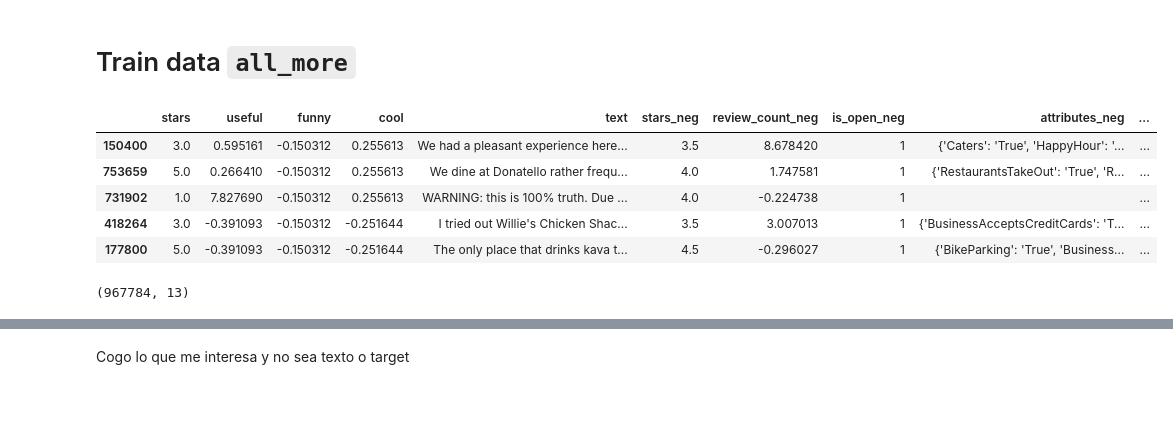
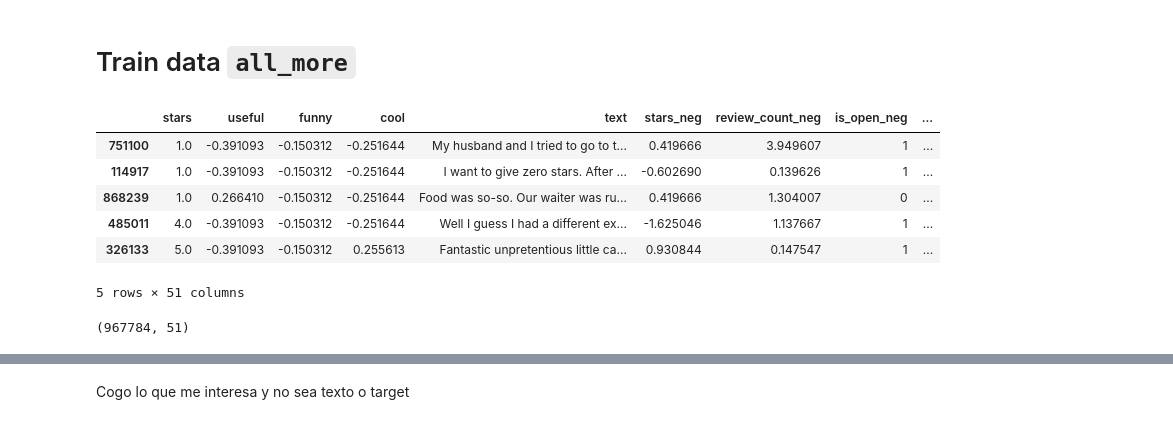
Before and after one commit to agmota11/RECSYS, a Jupyter notebook: Practica 2/src/Experimento_All_data_More.ipynb, the cells around one changed output, grey strips where cells are left out. Drawn from its saved outputs; the diff is of its cells as text; code cells hidden in the pictures.

```diff
--- a/Practica 2/src/Experimento_All_data_More.ipynb
+++ b/Practica 2/src/Experimento_All_data_More.ipynb
@@ -37,19 +37,20 @@ from sklearn.metrics import mean_absolute_error
 # %% [markdown]
 # Train data `all_more`
 # %%
-df_train = pd.read_csv("../data/train_reviews_merged_all_more.csv")
+df_train = pd.read_csv("../data/train_reviews_merged_all_more_prueba.csv")
 df_train.sample(5)
 # %% [output]
-|  | stars | useful | funny | cool | text | stars_neg | review_count_neg | is_open_neg | attributes_neg | ... |
-| 150400 | 3.0 | 0.595161 | -0.150312 | 0.255613 | We had a pleasant experience here... | 3.5 | 8.678420 | 1 | {'Caters': 'True', 'HappyHour': '... | ... |
-| 753659 | 5.0 | 0.266410 | -0.150312 | 0.255613 | We dine at Donatello rather frequ... | 4.0 | 1.747581 | 1 | {'RestaurantsTakeOut': 'True', 'R... | ... |
-| 731902 | 1.0 | 7.827690 | -0.150312 | 0.255613 | WARNING: this is 100% truth. Due ... | 4.0 | -0.224738 | 1 |  | ... |
-| 418264 | 3.0 | -0.391093 | -0.150312 | -0.251644 | I tried out Willie's Chicken Shac... | 3.5 | 3.007013 | 1 | {'BusinessAcceptsCreditCards': 'T... | ... |
-| 177800 | 5.0 | -0.391093 | -0.150312 | -0.251644 | The only place that drinks kava t... | 4.5 | -0.296027 | 1 | {'BikeParking': 'True', 'Business... | ... |
+|  | stars | useful | funny | cool | text | stars_neg | review_count_neg | is_open_neg | ... |
+| 751100 | 1.0 | -0.391093 | -0.150312 | -0.251644 | My husband and I tried to go to t... | 0.419666 | 3.949607 | 1 | ... |
+| 114917 | 1.0 | -0.391093 | -0.150312 | -0.251644 | I want to give zero stars. After ... | -0.602690 | 0.139626 | 1 | ... |
+| 868239 | 1.0 | 0.266410 | -0.150312 | -0.251644 | Food was so-so. Our waiter was ru... | 0.419666 | 1.304007 | 0 | ... |
+| 485011 | 4.0 | -0.391093 | -0.150312 | -0.251644 | Well I guess I had a different ex... | -1.625046 | 1.137667 | 1 | ... |
+| 326133 | 5.0 | -0.391093 | -0.150312 | 0.255613 | Fantastic unpretentious little ca... | 0.930844 | 0.147547 | 1 | ... |
+5 rows × 51 columns
 # %%
 df_train.shape
 # %% [output]
-(967784, 13)
+(967784, 51)
 # %%
 df_train.isnull().sum()
 # %% [output]
```
Also changed, not shown: parts of 20 cells of this notebook, 3 other files.
